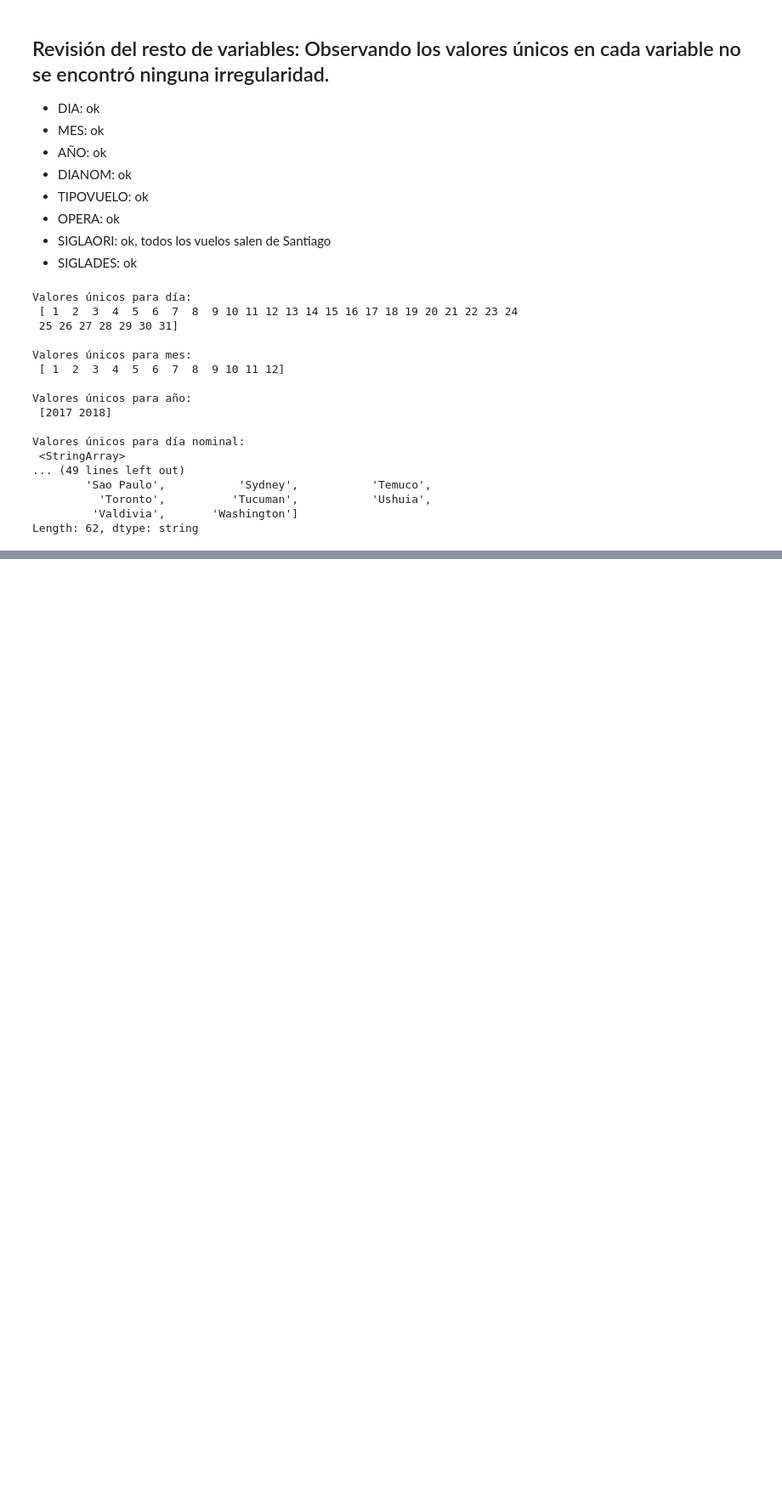
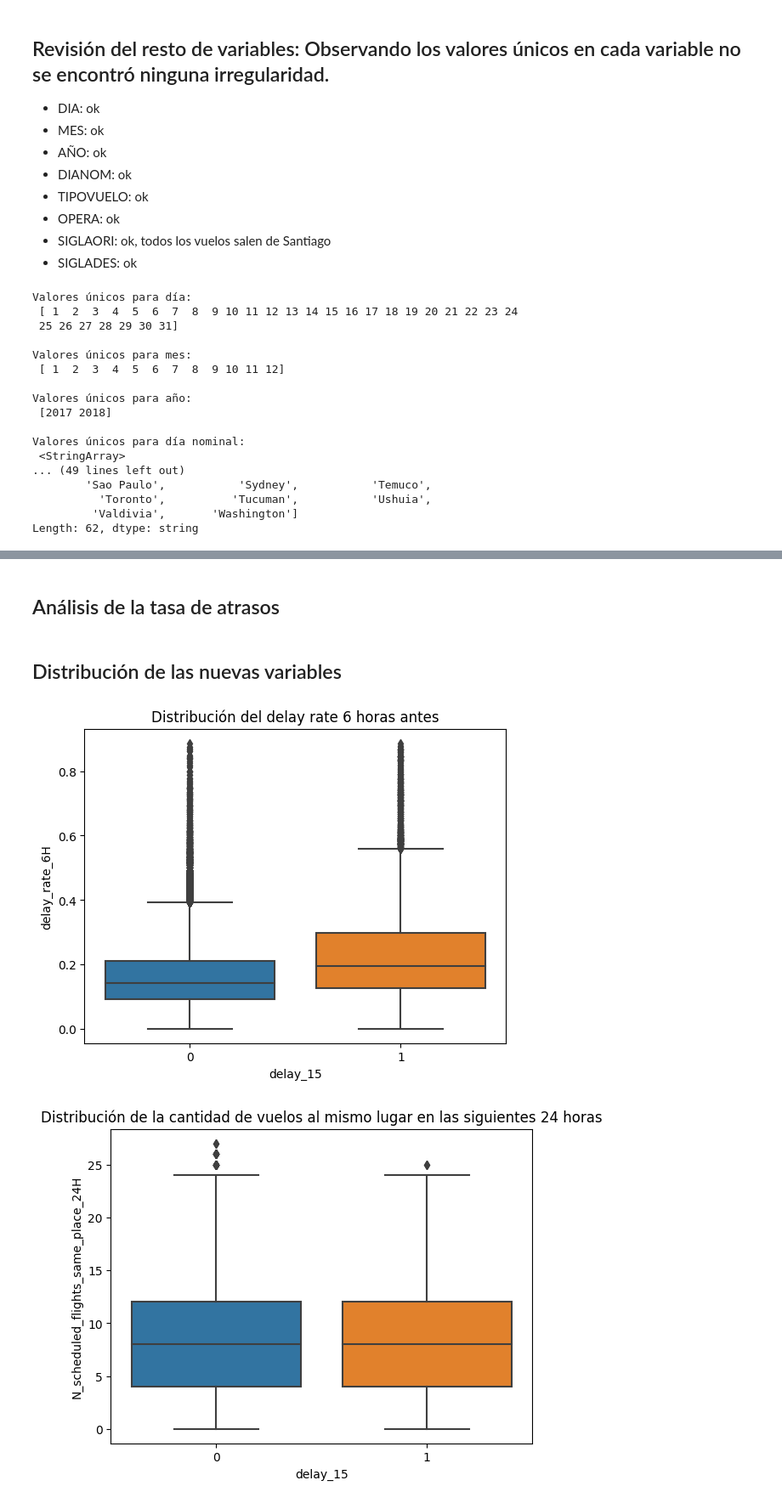
Before and after one commit to CrisBenavides/LATAM_Challenge, a Jupyter notebook: solution.ipynb, the cells around one changed output, grey strips where cells are left out. Shown: that part at 85% size. Drawn from its saved outputs; the diff is of its cells as text; code cells hidden in the pictures; blank space fills up the shorter version.

```diff
--- a/solution.ipynb
+++ b/solution.ipynb
@@ -332,0 +469,2 @@ clean_data.head()
+# %% [markdown]
+## Análisis de la tasa de atrasos
@@ -332,0 +496,27 @@ clean_data.head()
+# %% [markdown]
+## Distribución de las nuevas variables
+# %%
+# Distribucion de las nuevas variables creadas
+sub_cols = ['delay_rate_6H', 'delay_15']
+df = new_data[sub_cols]
+
+sns.boxplot(x='delay_15', y='delay_rate_6H', data=df)
+plt.title("Distribución del delay rate 6 horas antes")
+plt.show()
+
+sub_cols = ['N_scheduled_flights_same_place_24H', 'delay_15']
+df = new_data[sub_cols]
+
+sns.boxplot(x='delay_15', y='N_scheduled_flights_same_place_24H', data=df)
+plt.title("Distribución de la cantidad de vuelos al mismo lugar en las siguientes 24 horas")
+plt.show()
+
+sub_cols = ['N_scheduled_flights_same_opera_24H', 'delay_15']
+df = new_data[sub_cols]
+
+sns.boxplot(x='delay_15', y='N_scheduled_flights_same_opera_24H', data=df)
+plt.title("Distribución de la cantidad de vuelos del mismo operador en las siguientes 24 horas")
+plt.show()
+# %% [output]
+[figure, added]
+[figure, added]
```
Also changed, not shown: parts of 14 cells of this notebook, 1 other file.
